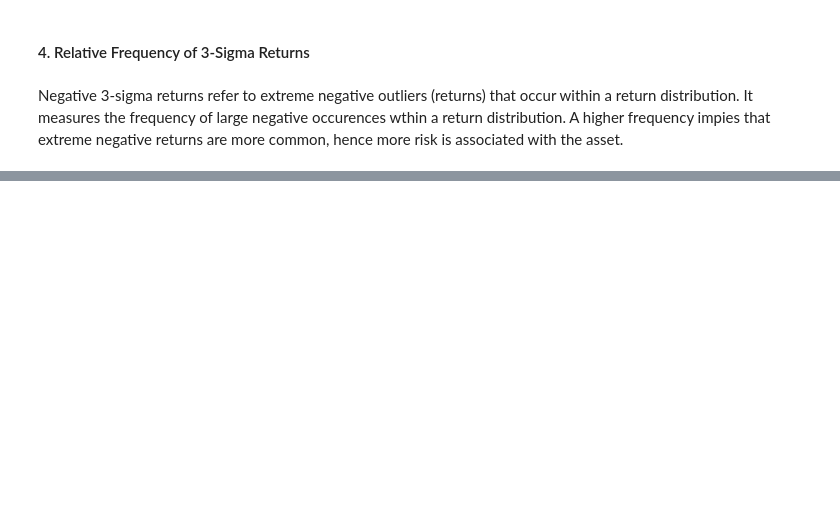
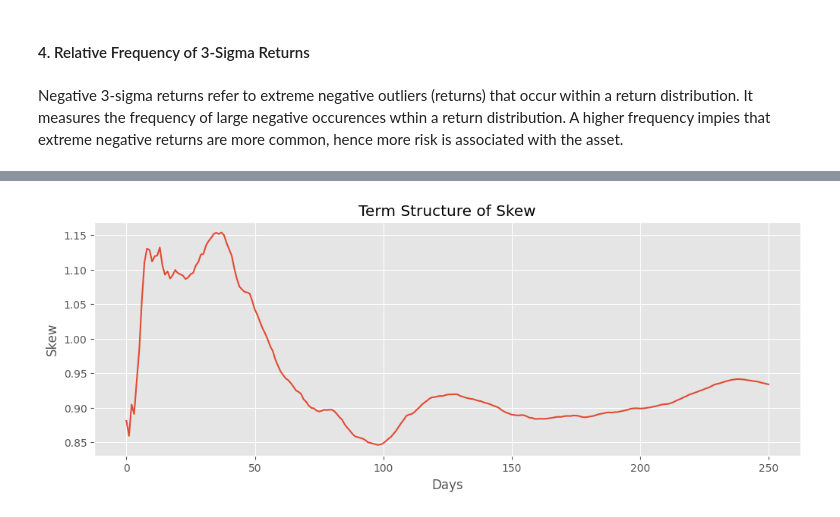
Before and after one commit to tzabcoder/QuantitativeFinance, a Jupyter notebook: Risk/risk_measures.ipynb, the cells around one changed output, grey strips where cells are left out. Cells and saved outputs as stored; diff of their text form; code cells hidden in the pictures; blank space fills up the shorter version.

```diff
--- a/Risk/risk_measures.ipynb
+++ b/Risk/risk_measures.ipynb
@@ -138,0 +172,26 @@ Term Structure of Kurtosis
+# %%
+days = [i for i in range(2, 253)]
+# %%
+skew_term_structure = []
+for day in days:
+    shifted_prices = data['^GSPC'].shift(day)
+    prices = data['^GSPC']
+
+    r_t = np.log(shifted_prices / prices)
+
+    mu = np.mean(r_t)
+    sd = np.std(r_t)
+
+    # Calculate the term Skewness
+    term_skew = np.mean(((r_t - mu) / sd) ** 3)
+    skew_term_structure.append(term_skew)
+
+# Plot the term structure
+plt.figure(figsize=(12, 4))
+plt.title('Term Structure of Skew')
+plt.xlabel('Days')
+plt.ylabel('Skew')
+plt.plot(skew_term_structure)
+plt.show()
+# %% [output]
+[figure, added]
```
Also changed, not shown: parts of 16 cells of this notebook.
